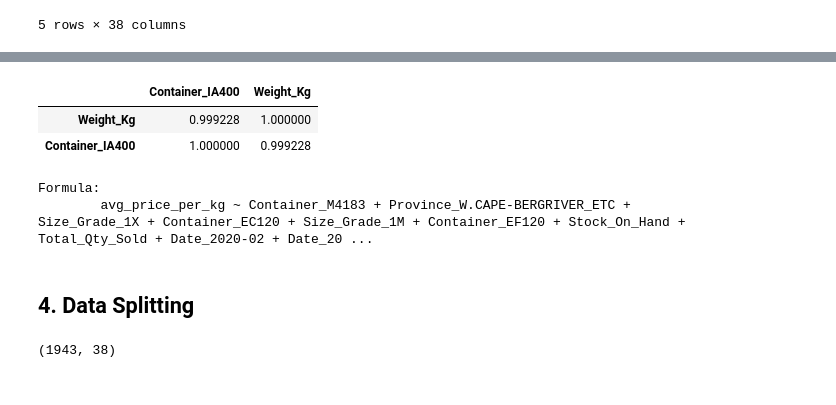
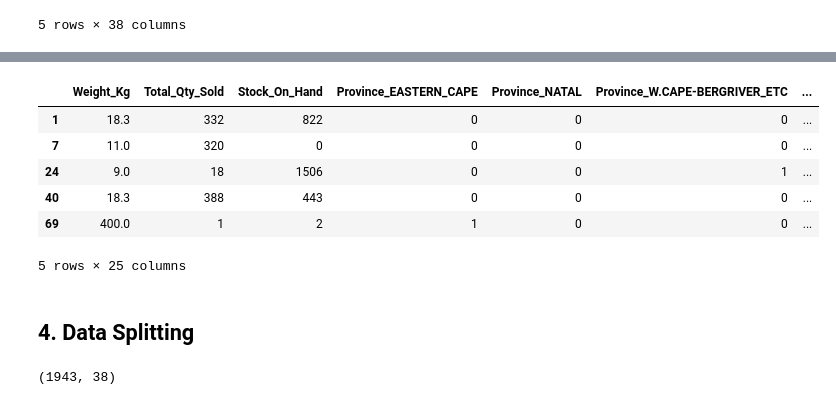
Before and after one commit to lkrump7/regression-apples-predict-api-template, a Jupyter notebook: Linear Regression team TS2.ipynb, the cells around one changed output, grey strips where cells are left out. Saved outputs shown, nothing was run; the diff lists cells and outputs as text; code cells hidden in the pictures.

```diff
--- a/Linear Regression team TS2.ipynb
+++ b/Linear Regression team TS2.ipynb
@@ -672,31 +717,16 @@ corr[np.abs(corr) > 0.9]
-# %%
-# As before, we create the correlation matrix
-# and find rows and columnd where correlation coefficients > 0.9 or <-0.9
-corr = X_data.corr()
-r, c = np.where(np.abs(corr) > 0.9)
-
-# We are only interested in the off diagonal entries:
-off_diagonal = np.where(r != c)
-
-# Show the correlation matrix rows and columns where we have highly correlated off diagonal entries:
-corr.iloc[r[off_diagonal], c[off_diagonal]]
-# %% [output]
-|  | Container_IA400 | Weight_Kg |
-| Weight_Kg | 0.999228 | 1.000000 |
-| Container_IA400 | 1.000000 | 0.999228 |
-# %%
-#Lets take a new subset of our potential independent variables
-X_remove = ['Weight_Kg']
-X_corr_names = [col for col in X_names if col not in X_remove]
-
-# Create our new OLS formula based-upon our smaller subset
-formula_str = y_name+' ~ '+' + '.join(X_corr_names);
-print('Formula:\n\t{}'.format(formula_str))
-# %% [output]
-Formula:
-        avg_price_per_kg ~ Container_M4183 + Province_W.CAPE-BERGRIVER_ETC + Size_Grade_1X + Container_EC120 + Size_Grade_1M + Container_EF120 + Stock_On_Hand + Total_Qty_Sold + Date_2020-02 + Date_20 ...
+# %%
+train_sig=X_data
+train_sig.head()
+# %% [output]
+|  | Weight_Kg | Total_Qty_Sold | Stock_On_Hand | Province_EASTERN_CAPE | Province_NATAL | Province_W.CAPE-BERGRIVER_ETC | ... |
+| 1 | 18.3 | 332 | 822 | 0 | 0 | 0 | ... |
+| 7 | 11.0 | 320 | 0 | 0 | 0 | 0 | ... |
+| 24 | 9.0 | 18 | 1506 | 0 | 0 | 1 | ... |
+| 40 | 18.3 | 388 | 443 | 0 | 0 | 0 | ... |
+| 69 | 400.0 | 1 | 2 | 1 | 0 | 0 | ... |
+5 rows × 25 columns
 # %% [markdown]
-## 4. Data Splitting
+## 4. Data Splitting <a name="split"></a>
 # %%
 # Import the split function from sklearn
 from sklearn.model_selection import train_test_split
```
Also changed, not shown: parts of 11 cells of this notebook, 1 other file.
